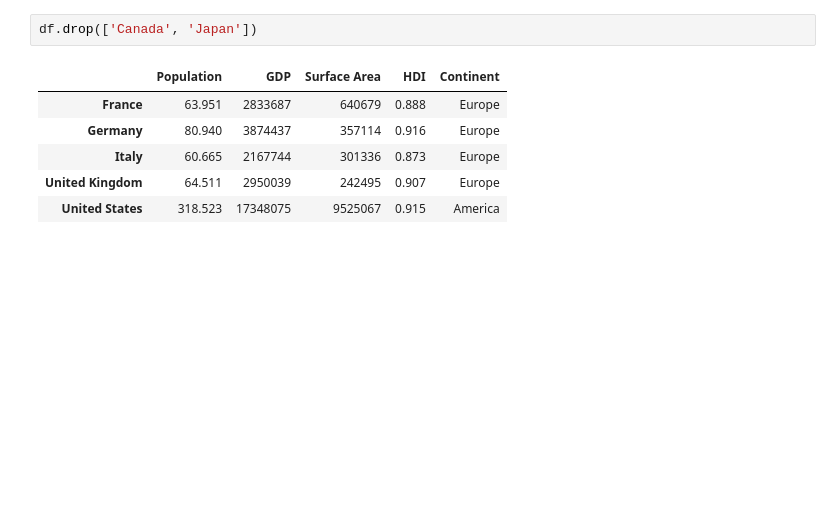
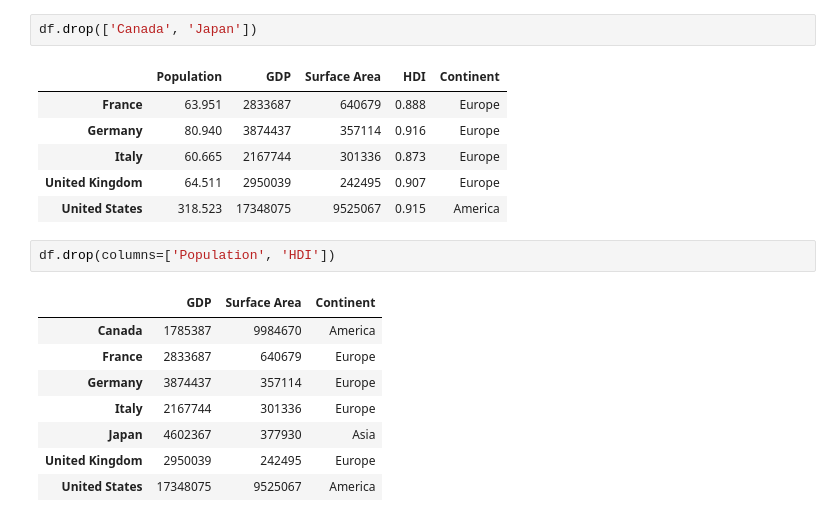
Before and after one commit to Bigmee/Data-analysis-python-, a Jupyter notebook: Pandas.ipynb, the cells around one changed output. Saved outputs shown, nothing was run; the diff lists cells and outputs as text; blank space fills up the shorter version.

```diff
--- a/Pandas.ipynb
+++ b/Pandas.ipynb
@@ -612,3 +612,14 @@ df.drop(['Canada', 'Japan'])
 | Italy | 60.665 | 2167744 | 301336 | 0.873 | Europe |
 | United Kingdom | 64.511 | 2950039 | 242495 | 0.907 | Europe |
 | United States | 318.523 | 17348075 | 9525067 | 0.915 | America |
+# %%
+df.drop(columns=['Population', 'HDI'])
+# %% [output]
+|  | GDP | Surface Area | Continent |
+| Canada | 1785387 | 9984670 | America |
+| France | 2833687 | 640679 | Europe |
+| Germany | 3874437 | 357114 | Europe |
+| Italy | 2167744 | 301336 | Europe |
+| Japan | 4602367 | 377930 | Asia |
+| United Kingdom | 2950039 | 242495 | Europe |
+| United States | 17348075 | 9525067 | America |
```
Also changed, not shown: parts of 10 cells of this notebook.
